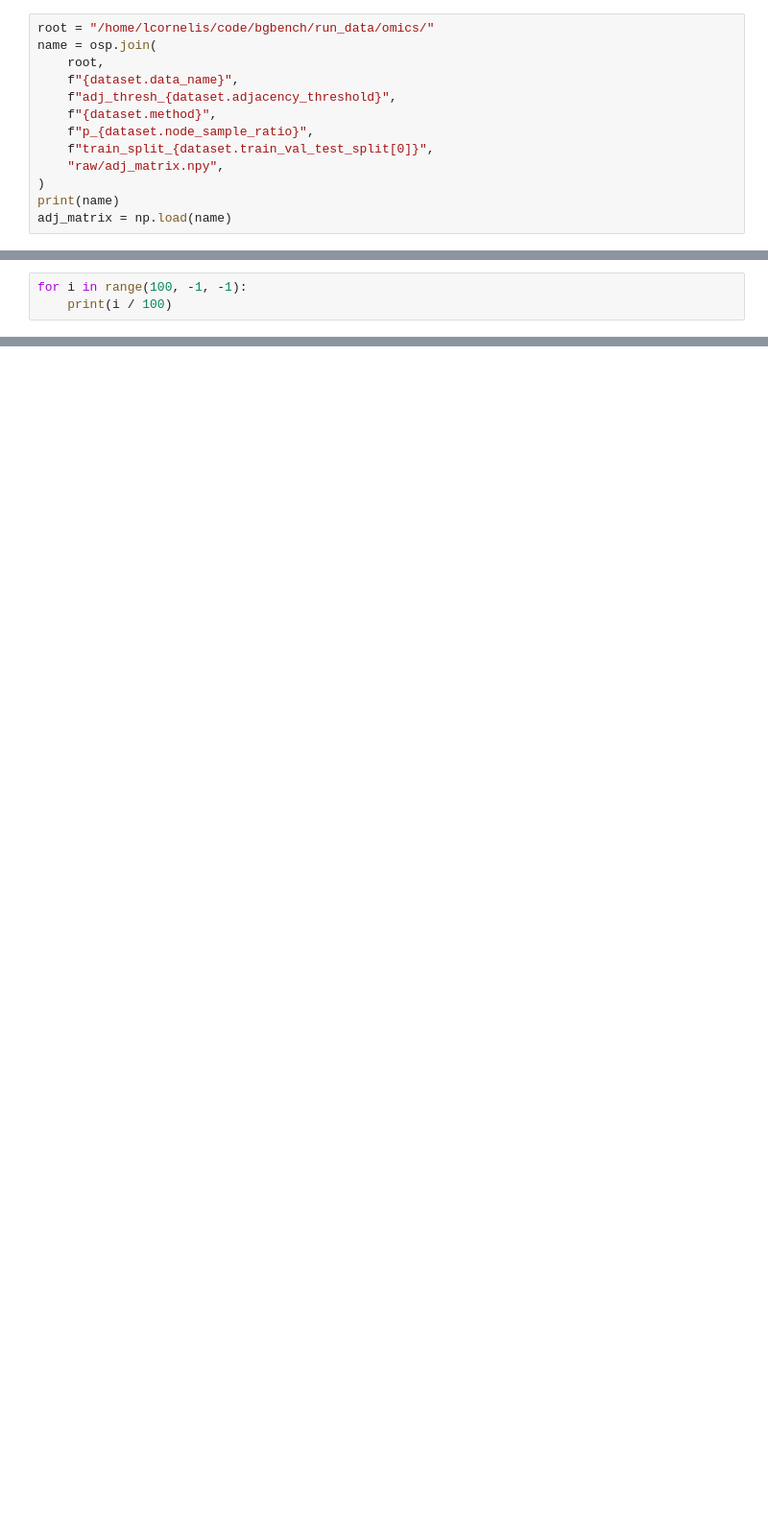
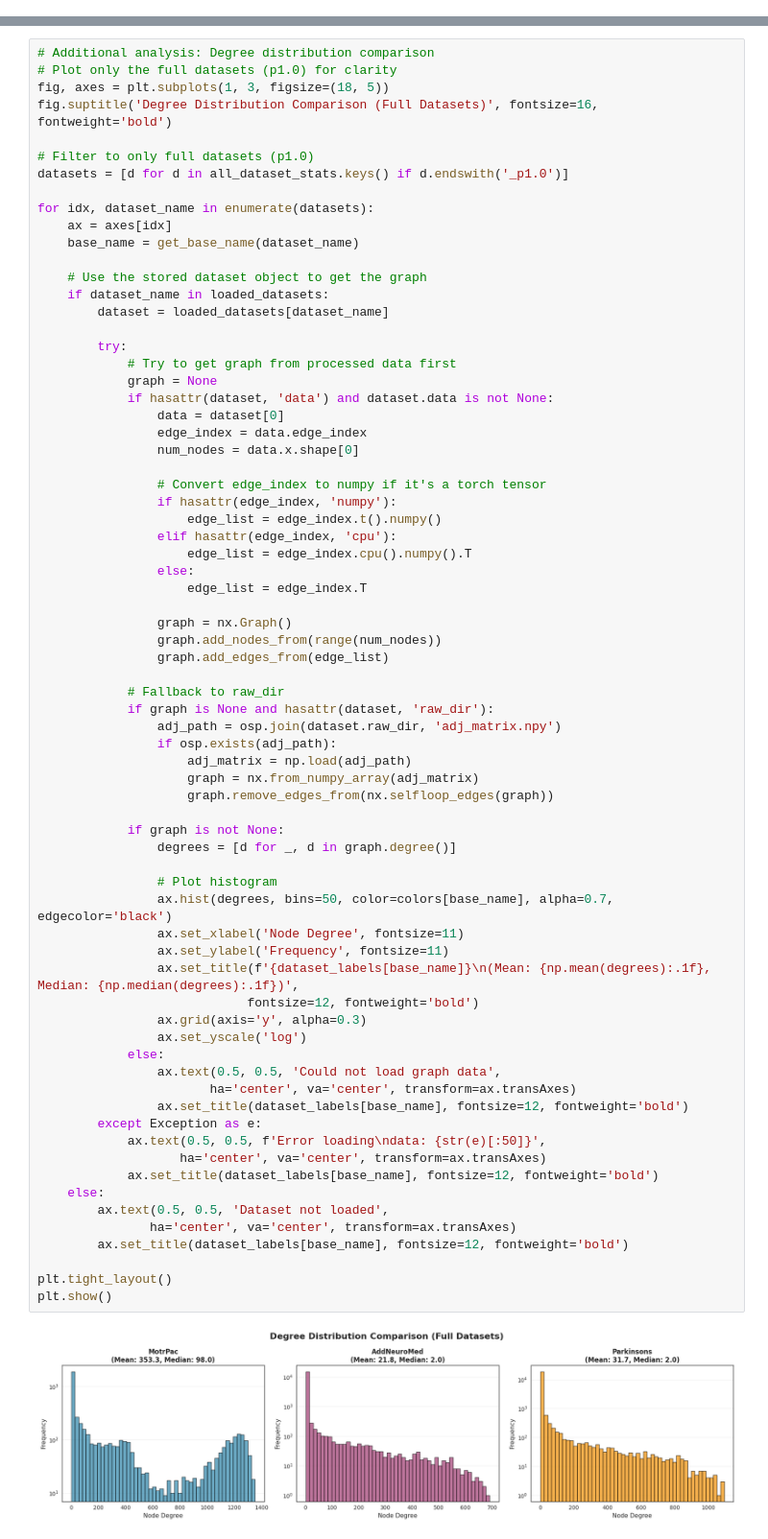
Before and after one commit to geometric-intelligence/ogbench, a Jupyter notebook: tutorials/dataset_stats.ipynb, the cells around one changed output, grey strips where cells are left out. Shown at 96% size. Drawn from its saved outputs; the diff is of its cells as text; blank space fills up the shorter version.

Commit message:
Add dataset stats notebook + CSV

```diff
--- a/tutorials/dataset_stats.ipynb
+++ b/tutorials/dataset_stats.ipynb
@@ -61,13 +37,0 @@ def load_dataset(dataset_name, adj_thresh=0.5):
-# %%
-root = "/home/lcornelis/code/bgbench/run_data/omics/"
-name = osp.join(
-    root,
-    f"{dataset.data_name}",
-    f"adj_thresh_{dataset.adjacency_threshold}",
-    f"{dataset.method}",
-    f"p_{dataset.node_sample_ratio}",
-    f"train_split_{dataset.train_val_test_split[0]}",
-    "raw/adj_matrix.npy",
-)
-print(name)
-adj_matrix = np.load(name)
@@ -230,3 +37,0 @@ print(f"Graph statistics saved to {output_file}")
-# %%
-for i in range(100, -1, -1):
-    print(i / 100)
@@ -342,0 +804,73 @@ for metric in metrics:
+# %%
+# Additional analysis: Degree distribution comparison
+# Plot only the full datasets (p1.0) for clarity
+fig, axes = plt.subplots(1, 3, figsize=(18, 5))
+fig.suptitle('Degree Distribution Comparison (Full Datasets)', fontsize=16, fontweight='bold')
+
+# Filter to only full datasets (p1.0)
+datasets = [d for d in all_dataset_stats.keys() if d.endswith('_p1.0')]
+
+for idx, dataset_name in enumerate(datasets):
+    ax = axes[idx]
+    base_name = get_base_name(dataset_name)
+
+    # Use the stored dataset object to get the graph
+    if dataset_name in loaded_datasets:
+        dataset = loaded_datasets[dataset_name]
+
+        try:
+            # Try to get graph from processed data first
+            graph = None
+            if hasattr(dataset, 'data') and dataset.data is not None:
+                data = dataset[0]
+                edge_index = data.edge_index
+                num_nodes = data.x.shape[0]
+
+                # Convert edge_index to numpy if it's a torch tensor
+                if hasattr(edge_index, 'numpy'):
+                    edge_list = edge_index.t().numpy()
+                elif hasattr(edge_index, 'cpu'):
+                    edge_list = edge_index.cpu().numpy().T
+                else:
+                    edge_list = edge_index.T
+
+                graph = nx.Graph()
+                graph.add_nodes_from(range(num_nodes))
+                graph.add_edges_from(edge_list)
+
+            # Fallback to raw_dir
+            if graph is None and hasattr(dataset, 'raw_dir'):
+                adj_path = osp.join(dataset.raw_dir, 'adj_matrix.npy')
+                if osp.exists(adj_path):
+                    adj_matrix = np.load(adj_path)
+                    graph = nx.from_numpy_array(adj_matrix)
+                    graph.remove_edges_from(nx.selfloop_edges(graph))
+
+            if graph is not None:
+                degrees = [d for _, d in graph.degree()]
+
+                # Plot histogram
+                ax.hist(degrees, bins=50, color=colors[base_name], alpha=0.7, edgecolor='black')
+                ax.set_xlabel('Node Degree', fontsize=11)
+                ax.set_ylabel('Frequency', fontsize=11)
+                ax.set_title(f'{dataset_labels[base_name]}\n(Mean: {np.mean(degrees):.1f}, Median: {np.median(degrees):.1f})',
+                            fontsize=12, fontweight='bold')
+                ax.grid(axis='y', alpha=0.3)
+                ax.set_yscale('log')
+            else:
+                ax.text(0.5, 0.5, 'Could not load graph data',
+                       ha='center', va='center', transform=ax.transAxes)
+                ax.set_title(dataset_labels[base_name], fontsize=12, fontweight='bold')
+        except Exception as e:
+            ax.text(0.5, 0.5, f'Error loading\ndata: {str(e)[:50]}',
+                   ha='center', va='center', transform=ax.transAxes)
+            ax.set_title(dataset_labels[base_name], fontsize=12, fontweight='bold')
+    else:
+        ax.text(0.5, 0.5, 'Dataset not loaded',
+               ha='center', va='center', transform=ax.transAxes)
+        ax.set_title(dataset_labels[base_name], fontsize=12, fontweight='bold')
+
+plt.tight_layout()
+plt.show()
+# %% [output]
+[figure, added]
```
Also changed, not shown: parts of 17 cells of this notebook, 1 other file.
